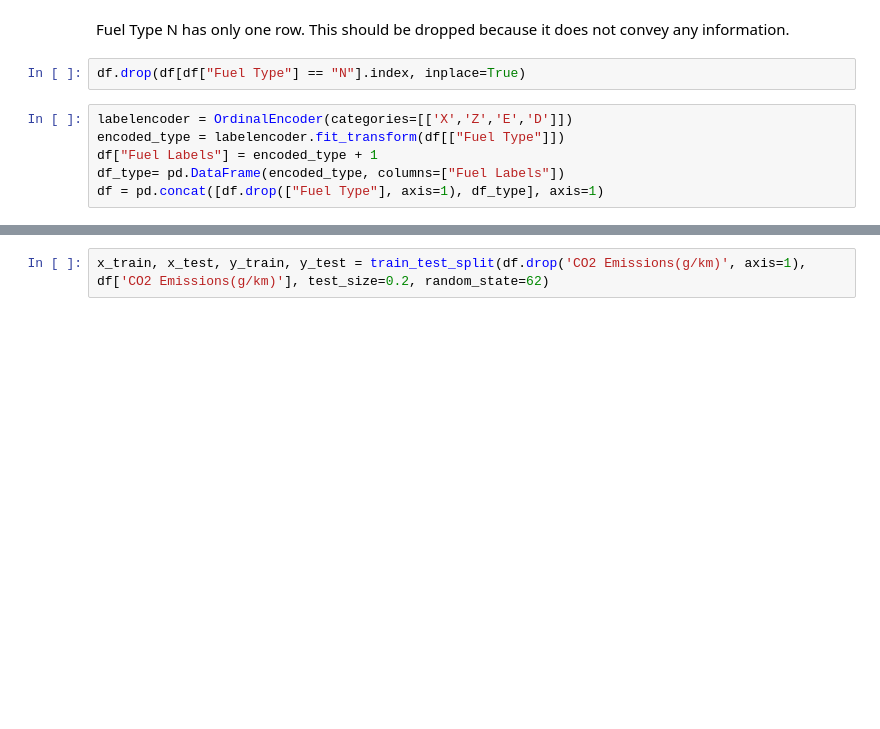
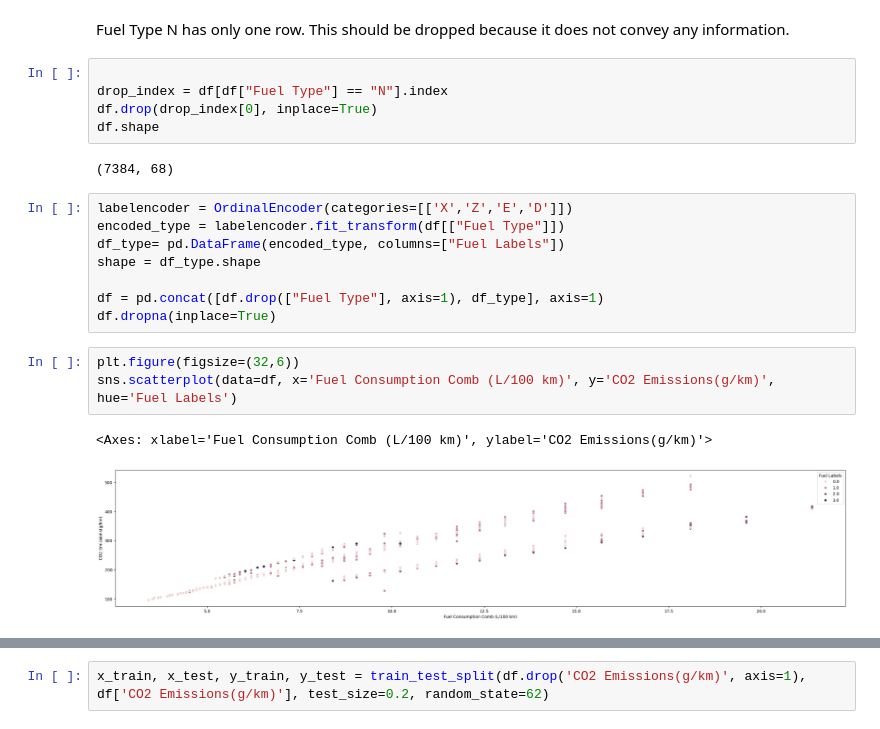
Before and after one commit to Hoseinrajabi1997/co2-emission, a Jupyter notebook: regression-co2-prediction.ipynb, the cells around one changed output, grey strips where cells are left out. Drawn from its saved outputs; the diff is of its cells as text; blank space fills up the shorter version.

```diff
--- a/regression-co2-prediction.ipynb
+++ b/regression-co2-prediction.ipynb
@@ -165,13 +178,26 @@ print(fuel_type_n.shape)
 # %% [markdown]
 Fuel Type N has only one row. This should be dropped because it does not convey any information.
 # %%
-df.drop(df[df["Fuel Type"] == "N"].index, inplace=True)
+
+drop_index = df[df["Fuel Type"] == "N"].index
+df.drop(drop_index[0], inplace=True)
+df.shape
+# %% [output]
+(7384, 68)
 # %%
 labelencoder = OrdinalEncoder(categories=[['X','Z','E','D']])
 encoded_type = labelencoder.fit_transform(df[["Fuel Type"]])
-df["Fuel Labels"] = encoded_type + 1
 df_type= pd.DataFrame(encoded_type, columns=["Fuel Labels"])
+shape = df_type.shape
+
 df = pd.concat([df.drop(["Fuel Type"], axis=1), df_type], axis=1)
+df.dropna(inplace=True)
+# %%
+plt.figure(figsize=(32,6))
+sns.scatterplot(data=df, x='Fuel Consumption Comb (L/100 km)', y='CO2 Emissions(g/km)', hue='Fuel Labels')
+# %% [output]
+<Axes: xlabel='Fuel Consumption Comb (L/100 km)', ylabel='CO2 Emissions(g/km)'>
+[figure, added]
 # %%
 sns.scatterplot(data=df, x='Fuel Consumption Comb (mpg)', y='CO2 Emissions(g/km)', hue='Fuel Labels')
 plt.title('Scatter Plot of Fuel Consumption Comb (mpg) vs CO2 Emissions(g/km) Colored by Fuel Type')
```
Also changed, not shown: parts of 7 cells of this notebook.
